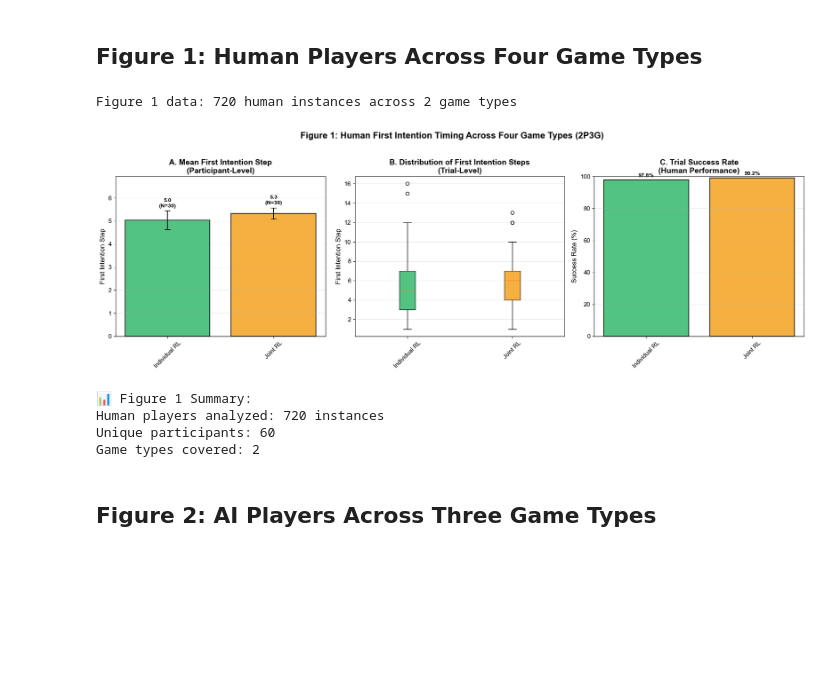
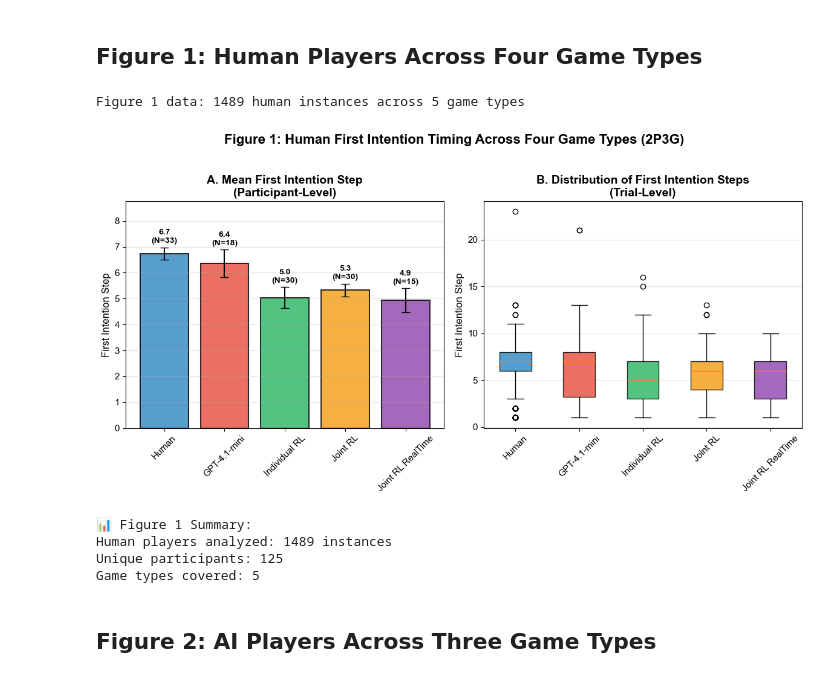
Before and after one commit to Cog-Games/MultiPlayerGridGame, a Jupyter notebook: dataAnalysis/merged_first_intention_analysis.ipynb, the cells around one changed output. Saved outputs shown, nothing was run; the diff lists cells and outputs as text; code cells hidden in the pictures; blank space fills up the shorter version.

```diff
--- a/dataAnalysis/merged_first_intention_analysis.ipynb
+++ b/dataAnalysis/merged_first_intention_analysis.ipynb
@@ -43,11 +44,12 @@ CONDITION_COLORS = {
     'human': '#2E86C1',        # Blue
     'gpt-4.1-mini': '#E74C3C', # Red
     'individual_rl': '#28B463', # Green
-    'joint_rl': '#F39C12'      # Orange
+    'joint_rl': '#F39C12',     # Orange
+    'joint-rl-realTime': '#8E44AD'  # Purple
 }
 
-game_type_order = ["human", "gpt-4.1-mini", "individual_rl", "joint_rl"]
-game_type_labels = ['Human', 'GPT-4.1-mini', 'Individual RL', 'Joint RL']
+game_type_order = ["human", "gpt-4.1-mini", "individual_rl", "joint_rl", "joint-rl-realTime"]
+game_type_labels = ['Human', 'GPT-4.1-mini', 'Individual RL', 'Joint RL', 'Joint RL RealTime']
 
 print("Libraries imported successfully")
 # %% [output]
@@ -483,7 +547,7 @@ if not first_intention_df.empty:
         # Calculate participant-level means for human players
         human_participant_means = human_data.groupby(['participant_id', 'game_type'])['first_intention_step'].mean().reset_index()
 
-        fig, axes = plt.subplots(1, 3, figsize=(18, 6))
+        fig, axes = plt.subplots(1, 2, figsize=(12, 6))
         fig.suptitle('Figure 1: Human First Intention Timing Across Four Game Types (2P3G)',
                      fontsize=16, fontweight='bold', y=1.02)
 
@@ -527,65 +591,39 @@ if not first_intention_df.empty:
             subset = human_data[human_data['game_type'] == game_type]['first_intention_step']
             if len(subset) > 0:
                 game_type_data.append(subset.values)
                 idx = available_types.index(game_type)
                 game_type_labels_plot.append(available_labels[idx])
 
         if game_type_data:
             bp = axes[1].boxplot(game_type_data, labels=game_type_labels_plot, patch_artist=True)
             for patch, color in zip(bp['boxes'], available_colors[:len(game_type_data)]):
                 patch.set_facecolor(color)
                 patch.set_alpha(0.8)
             axes[1].set_title('B. Distribution of First Intention Steps\n(Trial-Level)', fontweight='bold')
             axes[1].set_ylabel('First Intention Step')
             axes[1].tick_params(axis='x', rotation=45)
             axes[1].grid(True, alpha=0.3, axis='y')
 
-        # Panel C: Success rate by game type
-        if 'trial_success' in human_data.columns:
-            success_data = []
-            for game_type in available_types:
-                subset = human_data[human_data['game_type'] == game_type]
-                if len(subset) > 0:
-                    success_rate = subset['trial_success'].mean() * 100
-                    success_data.append(success_rate)
-                else:
-                    success_data.append(0)
-
-            bars = axes[2].bar(available_labels, success_data, color=available_colors,
-                              alpha=0.8, edgecolor='black', linewidth=1.5)
-
-            # Add value labels
-            for bar, success_rate in zip(bars, success_data):
-                axes[2].text(bar.get_x() + bar.get_width()/2., success_rate + 1,
-                            f'{success_rate:.1f}%', ha='center', va='bottom',
-                            fontweight='bold', fontsize=10)
-
-            axes[2].set_title('C. Trial Success Rate\n(Human Performance)', fontweight='bold')
-            axes[2].set_ylabel('Success Rate (%)')
-            axes[2].tick_params(axis='x', rotation=45)
-            axes[2].set_ylim(0, 100)
-            axes[2].grid(True, alpha=0.3, axis='y')
-
         plt.tight_layout()
         plt.savefig('merged_first_intention_analysis_humans.png', dpi=300, bbox_inches='tight')
         plt.show()
 
         print(f"\n📊 Figure 1 Summary:")
         print(f"Human players analyzed: {len(human_data)} instances")
         print(f"Unique participants: {human_data['participant_id'].nunique()}")
         print(f"Game types covered: {len(available_types)}")
 
     else:
         print("No human data available for Figure 1")
 else:
     print("No data available for visualization")
 # %% [output]
-Figure 1 data: 720 human instances across 2 game types
+Figure 1 data: 1489 human instances across 5 game types
-[figure, old version]
+[figure, new version]
 📊 Figure 1 Summary:
-Human players analyzed: 720 instances
-Unique participants: 60
-Game types covered: 2
+Human players analyzed: 1489 instances
+Unique participants: 125
+Game types covered: 5
 # %% [markdown]
 ## Figure 2: AI Players Across Three Game Types
 # %%
```
Also changed, not shown: parts of 7 cells of this notebook, 9 other files.
